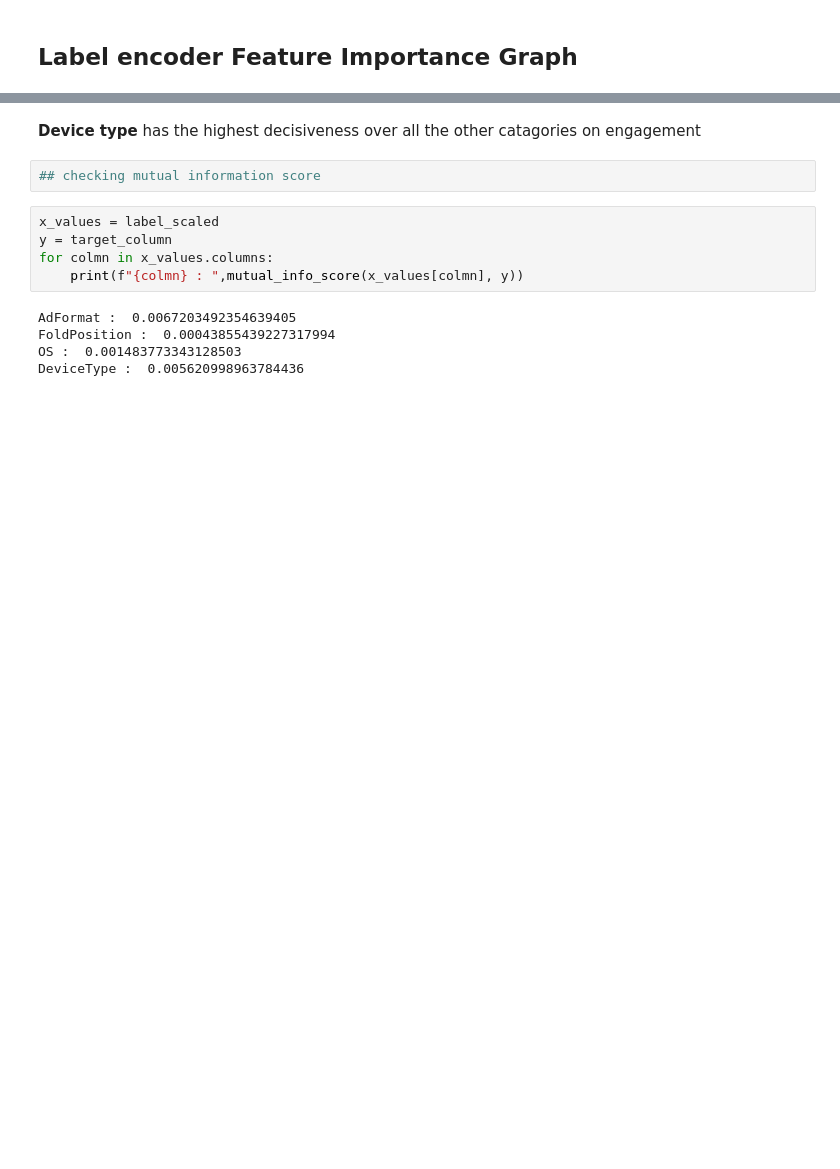
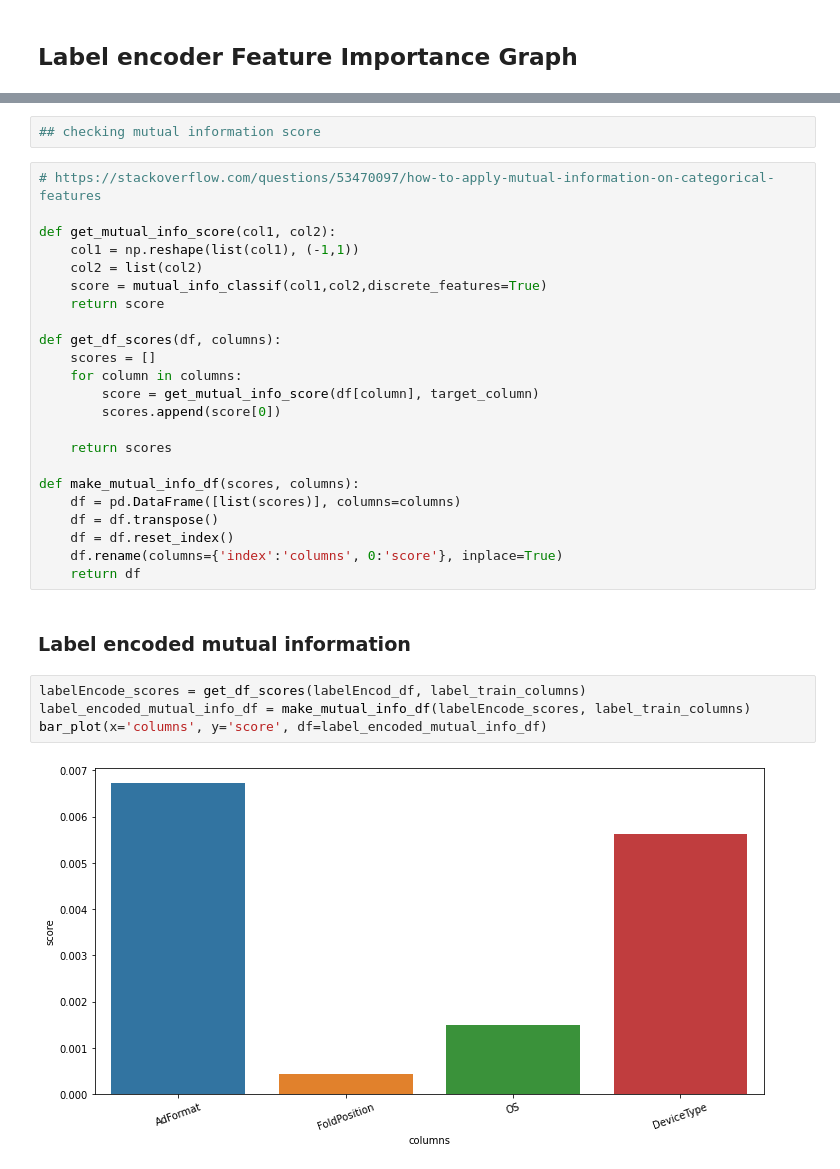
Before and after one commit to NatnaelSisay/adludio-challenge, a Jupyter notebook: notebooks/1_decisiveness_of_catagories_on_engagement.ipynb, the cells around one changed output, grey strips where cells are left out. Cells and saved outputs as stored; diff of their text form; blank space fills up the shorter version.

Commit message:
finished mutual information

```diff
--- a/notebooks/1_decisiveness_of_catagories_on_engagement.ipynb
+++ b/notebooks/1_decisiveness_of_catagories_on_engagement.ipynb
@@ -301,14 +285,33 @@ bar_plot(x='columns', y='score', df=label_logistics_importance)
-# %% [markdown]
-**Device type** has the highest decisiveness over all the other catagories on engagement
 # %%
 ## checking mutual information score
-# %%
-x_values = label_scaled
-y = target_column
-for colmn in x_values.columns:
-    print(f"{colmn} : ",mutual_info_score(x_values[colmn], y))
-# %% [output]
-AdFormat :  0.0067203492354639405
-FoldPosition :  0.00043855439227317994
-OS :  0.001483773343128503
-DeviceType :  0.005620998963784436
+# %%
+# https://stackoverflow.com/questions/53470097/how-to-apply-mutual-information-on-categorical-features
+
+def get_mutual_info_score(col1, col2):
+    col1 = np.reshape(list(col1), (-1,1))
+    col2 = list(col2)
+    score = mutual_info_classif(col1,col2,discrete_features=True)
+    return score
+
+def get_df_scores(df, columns):
+    scores = []
+    for column in columns:
+        score = get_mutual_info_score(df[column], target_column)
+        scores.append(score[0])
+
+    return scores
+
+def make_mutual_info_df(scores, columns):
+    df = pd.DataFrame([list(scores)], columns=columns)
+    df = df.transpose()
+    df = df.reset_index()
+    df.rename(columns={'index':'columns', 0:'score'}, inplace=True)
+    return df
+# %% [markdown]
+### Label encoded mutual information
+# %%
+labelEncode_scores = get_df_scores(labelEncod_df, label_train_columns)
+label_encoded_mutual_info_df = make_mutual_info_df(labelEncode_scores, label_train_columns)
+bar_plot(x='columns', y='score', df=label_encoded_mutual_info_df)
+# %% [output]
+[figure, added]
```
Also changed, not shown: parts of 14 cells of this notebook, 1 other file.
